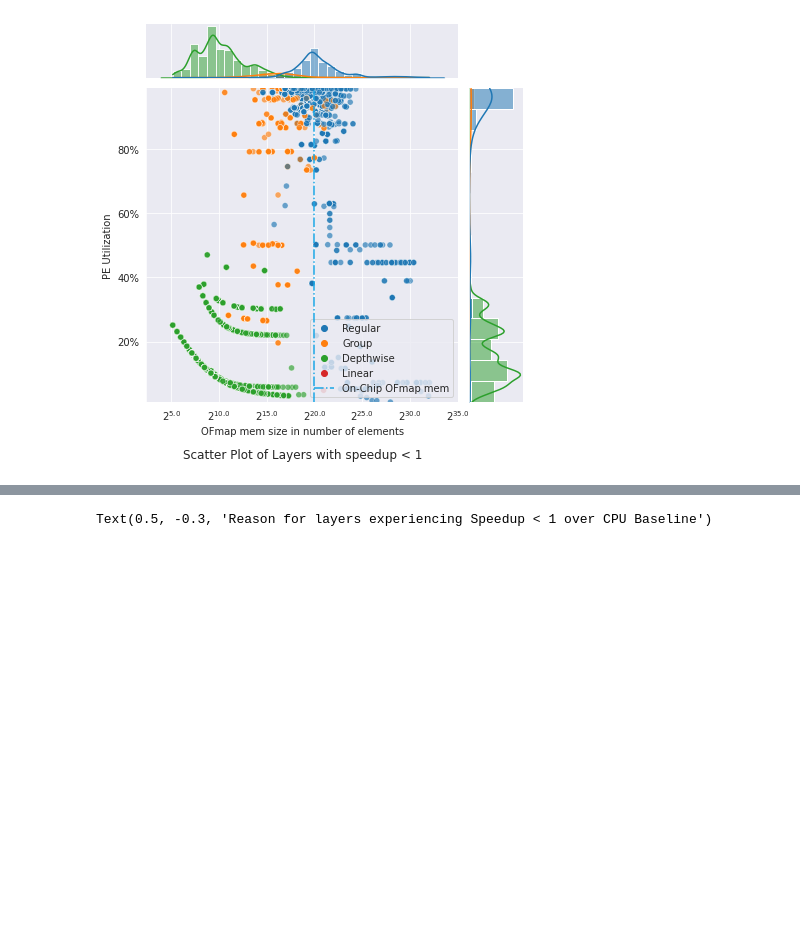
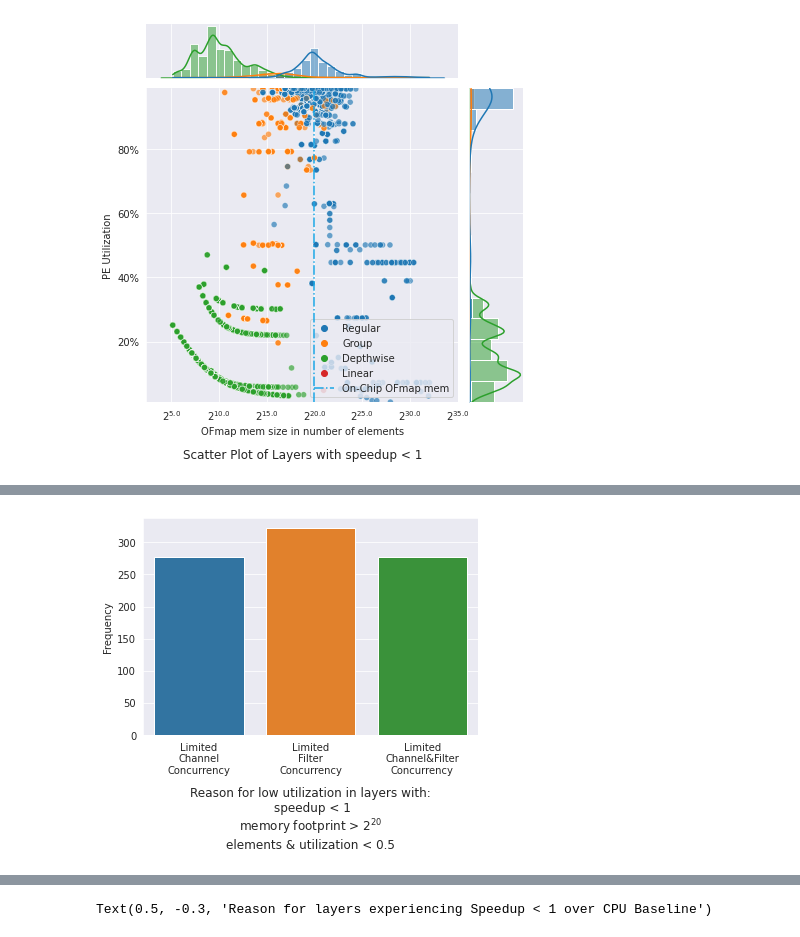
Before and after one commit to asultan123/hero-sim, a Jupyter notebook: scripts/utilization.ipynb, the cells around one changed output, grey strips where cells are left out. Saved outputs shown, nothing was run; the diff lists cells and outputs as text; code cells hidden in the pictures; blank space fills up the shorter version.

```diff
--- a/scripts/utilization.ipynb
+++ b/scripts/utilization.ipynb
@@ -257,0 +260,82 @@ Text(0.5, -0.3, 'Types of layers with speedup < 1 & memory footprint < $2^{20}$
+# %%
+arch_metrics = pd.read_csv(
+    "../data/arch_metrics_iofmap_1mb.csv",
+    index_col=[0, 1],
+)
+layer_properties = pd.read_csv("../data/layer_metrics.csv", index_col=[0, 1])
+speedup_ub = 1
+util_ub = 0.5
+slow_layers_with_low_util_and_large_footprint = arch_metrics[
+    (arch_metrics["speedup"] < speedup_ub)
+    & (arch_metrics["util"] < util_ub)
+    & (
+        (layer_properties["ifmap_mem_size"] > 2**20)
+        | (layer_properties["ofmap_mem_size"] > 2**20)
+    )
+].join(layer_properties)
+
+single_ifmap_size = (
+    slow_layers_with_low_util_and_large_footprint["ifmap_mem_size"]
+) / (
+    slow_layers_with_low_util_and_large_footprint["in_channels"]
+    / slow_layers_with_low_util_and_large_footprint["groups"]
+)
+
+single_ofmap_size = (
+    slow_layers_with_low_util_and_large_footprint["ofmap_mem_size"]
+) / (
+    slow_layers_with_low_util_and_large_footprint["out_channels"]
+    / slow_layers_with_low_util_and_large_footprint["groups"]
+)
+
+slow_layers_with_low_util_and_large_footprint.loc[
+    ~slow_layers_with_low_util_and_large_footprint["kernel_size"].isin(
+        ["(1, 1)", "(3, 3)"]
+    ),
+    "kernel_size",
+] = "(1, 1)"
+
+ceff = 18 / slow_layers_with_low_util_and_large_footprint["kernel_size"].apply(
+    func=lambda x: prod(map(int, x[1:-1].split(",")))
+)
+
+max_concurrent_channels = 2**20 / single_ifmap_size
+(max_concurrent_channels < ceff).value_counts()
+
+feff = 32
+max_concurrent_filters = 2**20 / single_ofmap_size
+(max_concurrent_filters < feff).value_counts()
+
+counts = pd.DataFrame(
+    {
+        "": [
+            "Limited\nChannel\nConcurrency",
+            "Limited\nFilter\nConcurrency",
+            "Limited\nChannel&Filter\nConcurrency",
+        ],
+        "Frequency": [
+            len(
+                slow_layers_with_low_util_and_large_footprint[
+                    ((max_concurrent_channels < ceff))
+                ]
+            ),
+            len(
+                slow_layers_with_low_util_and_large_footprint[
+                    ((max_concurrent_filters < feff))
+                ]
+            ),
+            len(
+                slow_layers_with_low_util_and_large_footprint[
+                    ((max_concurrent_filters < feff) & (max_concurrent_channels < ceff))
+                ]
+            ),
+        ],
+    }
+)
+
+counts
+plt = se.barplot(data=counts, x="", y="Frequency")
+plt.set_title(
+    "Reason for low utilization in layers with:\n speedup < 1\n" + r"memory footprint > $2^{20}$"+"\nelements & utilization < " + str(util_ub), y=-0.55
+)
+# %% [output]
@@ -258,3 +343,4 @@ Text(0.5, -0.3, 'Types of layers with speedup < 1 & memory footprint < $2^{20}$
+[figure, added]
 # %%
 arch_metrics = pd.read_csv(
     "../data/arch_metrics_iofmap_1mb.csv",
```
Also changed, not shown: parts of 5 cells of this notebook, 2 other files.
